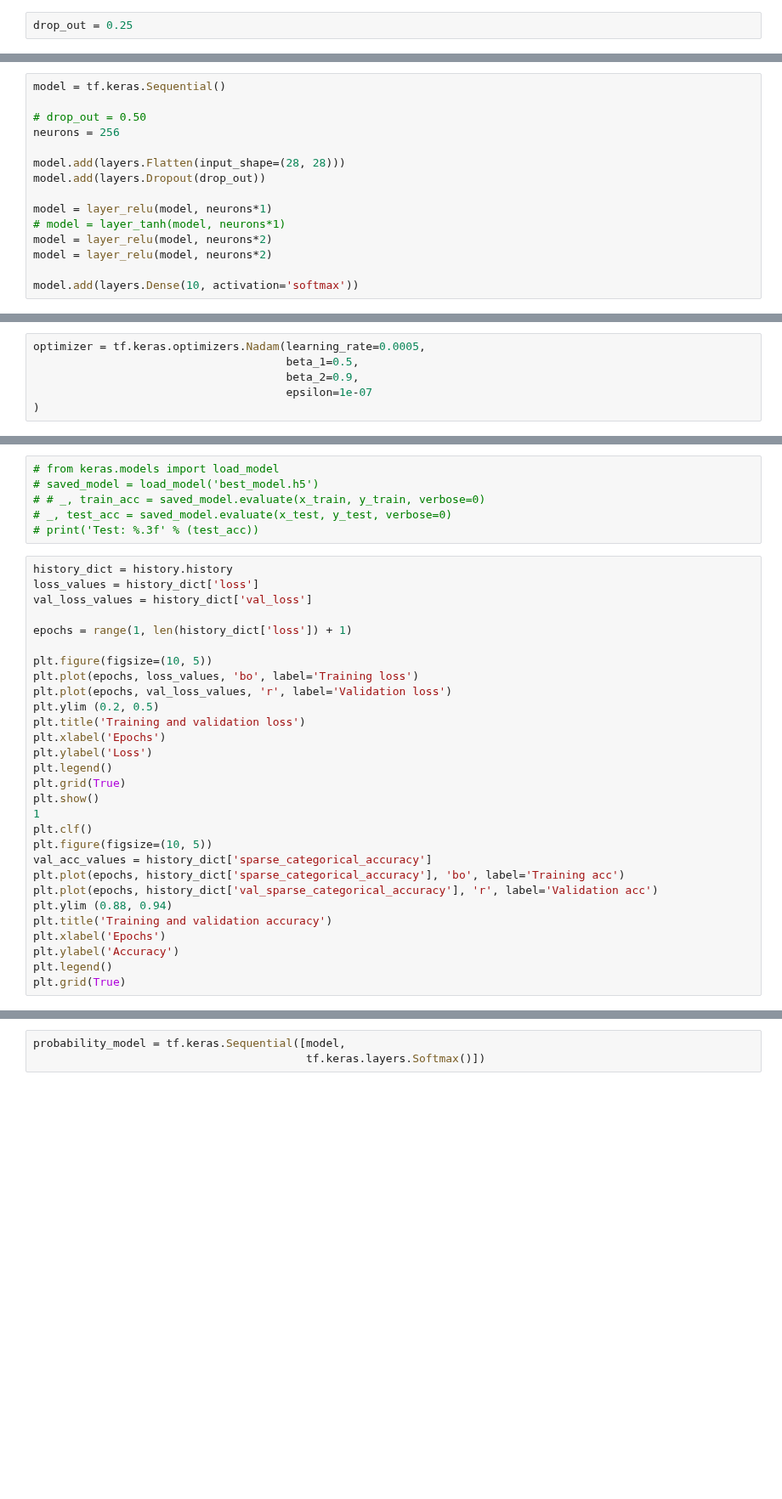
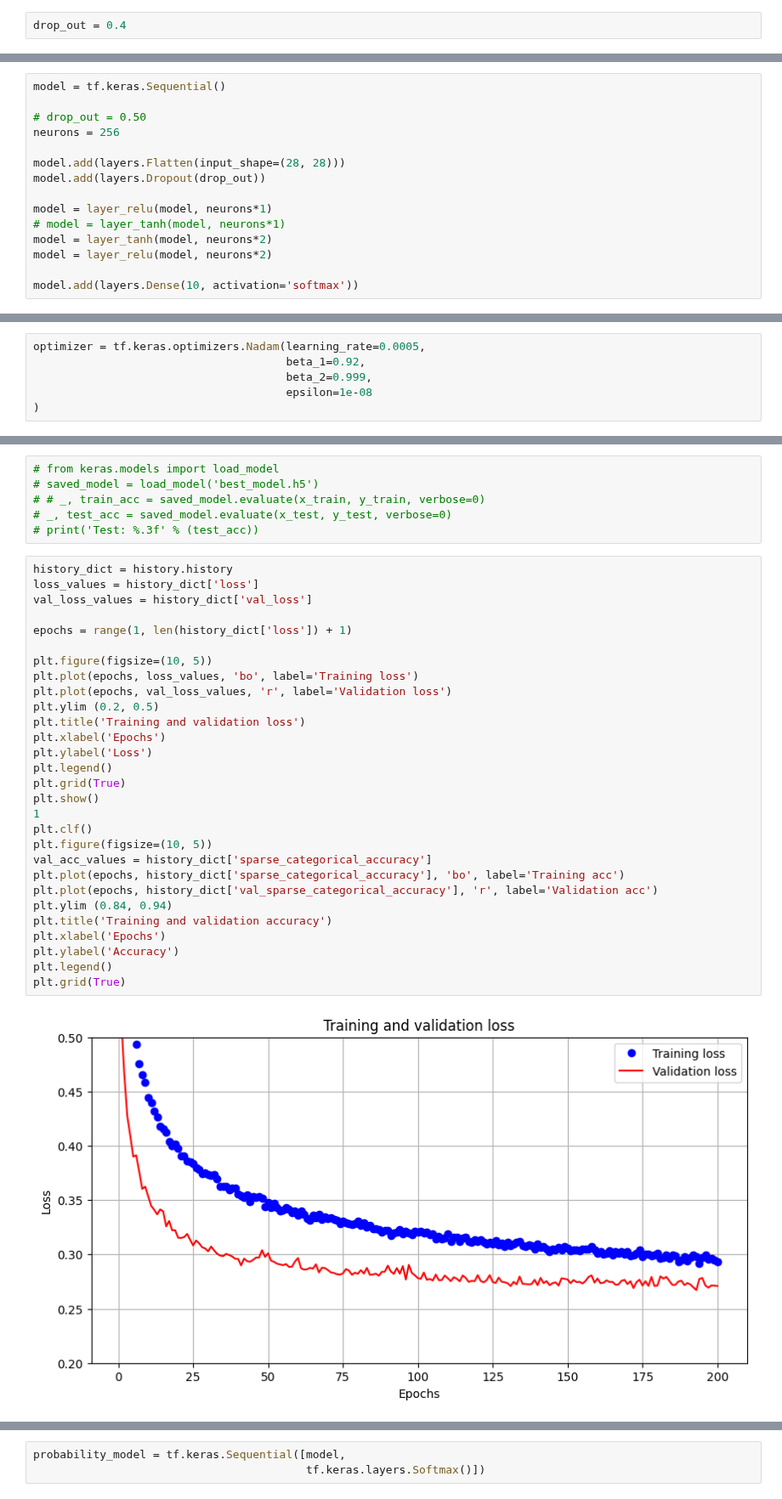
Before and after one commit to PavelStelmakhV/hw310-keras-fasion-mnist, a Jupyter notebook: keras_fasion_mnist_hw.ipynb, the cells around one changed output, grey strips where cells are left out. Shown at 85% size. Drawn from its saved outputs; the diff is of its cells as text; blank space fills up the shorter version.

```diff
--- a/keras_fasion_mnist_hw.ipynb
+++ b/keras_fasion_mnist_hw.ipynb
@@ -27,7 +27,7 @@ w_init_tanh = initializers.glorot_normal(seed=66)
 w_init_relu = initializers.HeNormal(seed=66)
 b_init = initializers.Zeros()
 # %%
-drop_out = 0.25
+drop_out = 0.4
 # %%
 def layer_relu(model, neurons):
   model.add(BatchNormalization())
@@ -57,7 +57,7 @@ model.add(layers.Dropout(drop_out))
 
 model = layer_relu(model, neurons*1)
 # model = layer_tanh(model, neurons*1)
-model = layer_relu(model, neurons*2)
+model = layer_tanh(model, neurons*2)
 model = layer_relu(model, neurons*2)
 
 model.add(layers.Dense(10, activation='softmax'))
@@ -65,9 +65,9 @@ model.add(layers.Dense(10, activation='softmax'))
 ++++++++++++++++++++++++++++++++++++++++++++++++++++++++++++++++++++++++++++++++
 # %%
 optimizer = tf.keras.optimizers.Nadam(learning_rate=0.0005,
-                                      beta_1=0.5,
-                                      beta_2=0.9,
-                                      epsilon=1e-07
+                                      beta_1=0.92,
+                                      beta_2=0.999,
+                                      epsilon=1e-08
 )
 # %% [markdown]
 ++++++++++++++++++++++++++++++++++++++++++++++++++++++++++++++++++++++++++++++++
@@ -131,29 +155,31 @@ print(result)
 # %%
 history_dict = history.history
 loss_values = history_dict['loss']
 val_loss_values = history_dict['val_loss']
 
 epochs = range(1, len(history_dict['loss']) + 1)
 
 plt.figure(figsize=(10, 5))
 plt.plot(epochs, loss_values, 'bo', label='Training loss')
 plt.plot(epochs, val_loss_values, 'r', label='Validation loss')
 plt.ylim (0.2, 0.5)
 plt.title('Training and validation loss')
 plt.xlabel('Epochs')
 plt.ylabel('Loss')
 plt.legend()
 plt.grid(True)
 plt.show()
 1
 plt.clf()
 plt.figure(figsize=(10, 5))
 val_acc_values = history_dict['sparse_categorical_accuracy']
 plt.plot(epochs, history_dict['sparse_categorical_accuracy'], 'bo', label='Training acc')
 plt.plot(epochs, history_dict['val_sparse_categorical_accuracy'], 'r', label='Validation acc')
-plt.ylim (0.88, 0.94)
+plt.ylim (0.84, 0.94)
 plt.title('Training and validation accuracy')
 plt.xlabel('Epochs')
 plt.ylabel('Accuracy')
 plt.legend()
 plt.grid(True)
+# %% [output]
+[figure, added]
```
Also changed, not shown: parts of 11 cells of this notebook.
